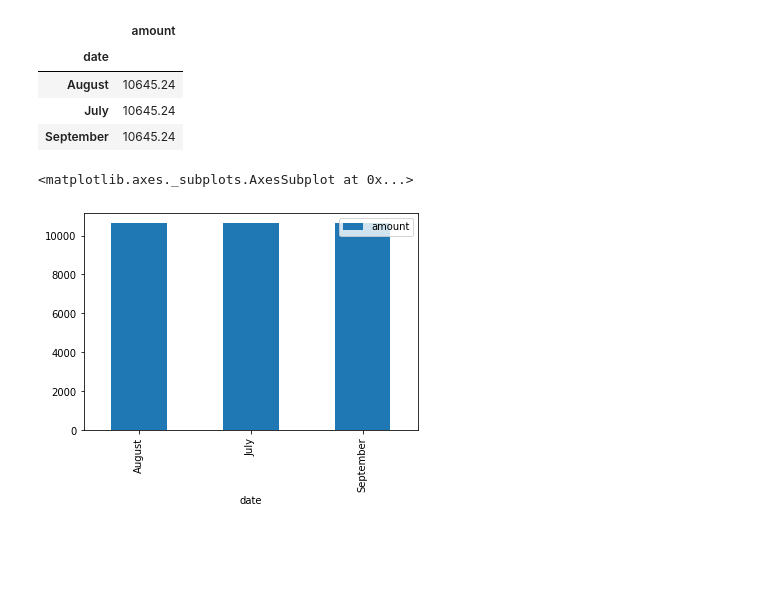
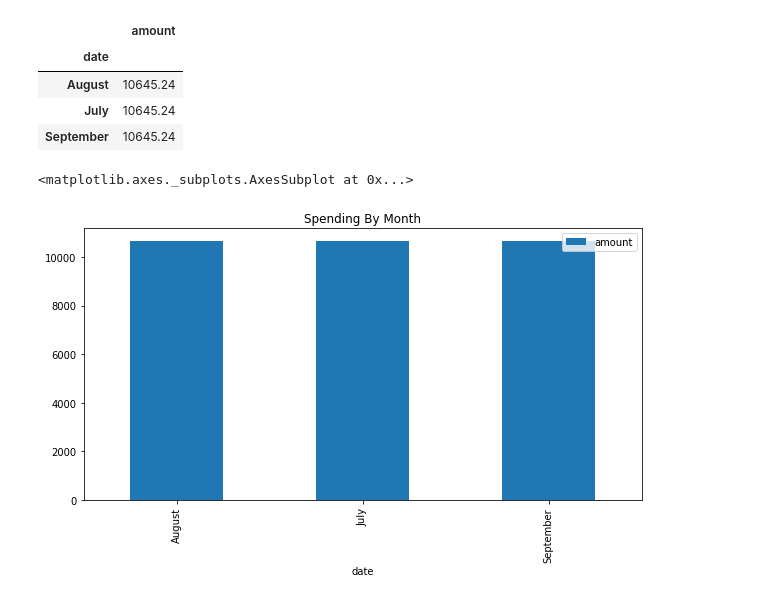
Before and after one commit to jcsoliman/Retirement-Planning-Using-Monte-Carlo-Simulations, a Jupyter notebook: account_summary.ipynb, the cells around one changed output. Cells and saved outputs as stored; diff of their text form; code cells hidden in the pictures; blank space fills up the shorter version.

```diff
--- a/account_summary.ipynb
+++ b/account_summary.ipynb
@@ -230,7 +247,7 @@ transactions_new_df.groupby(transactions_new_df['date'].dt.strftime('%B')).sum()
 | July | 10645.24 |
 | September | 10645.24 |
 # %%
-transactions_new_df.groupby(transactions_new_df['date'].dt.strftime('%B')).sum().plot.bar()
+transactions_new_df.groupby(transactions_new_df['date'].dt.strftime('%B')).sum().plot.bar(figsize=(10,5),title="Spending By Month")
 # %% [output]
 <matplotlib.axes._subplots.AxesSubplot at 0x...>
-[figure, old version]
+[figure, new version]
```
Also changed, not shown: parts of 4 cells of this notebook, 7 other files.
